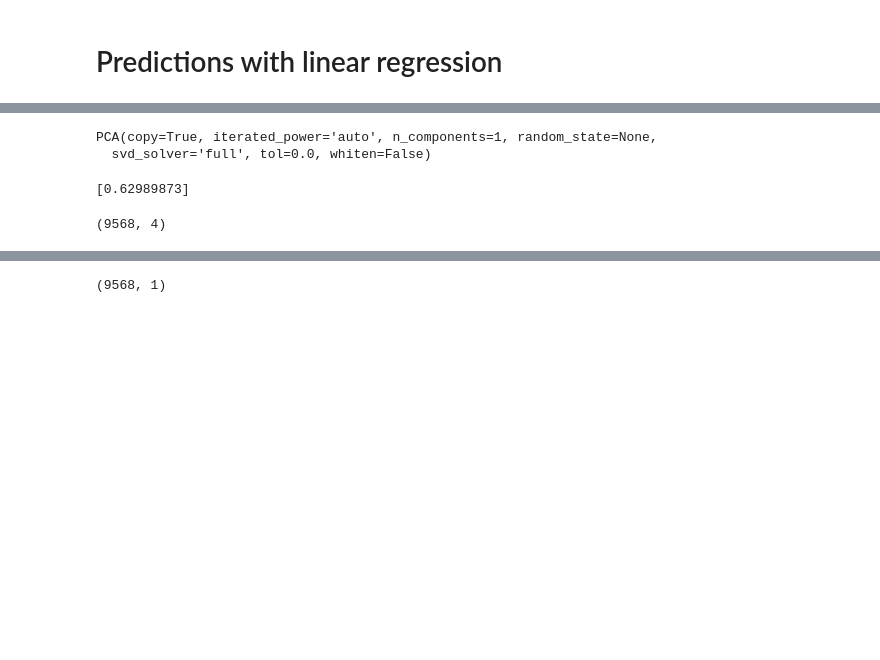
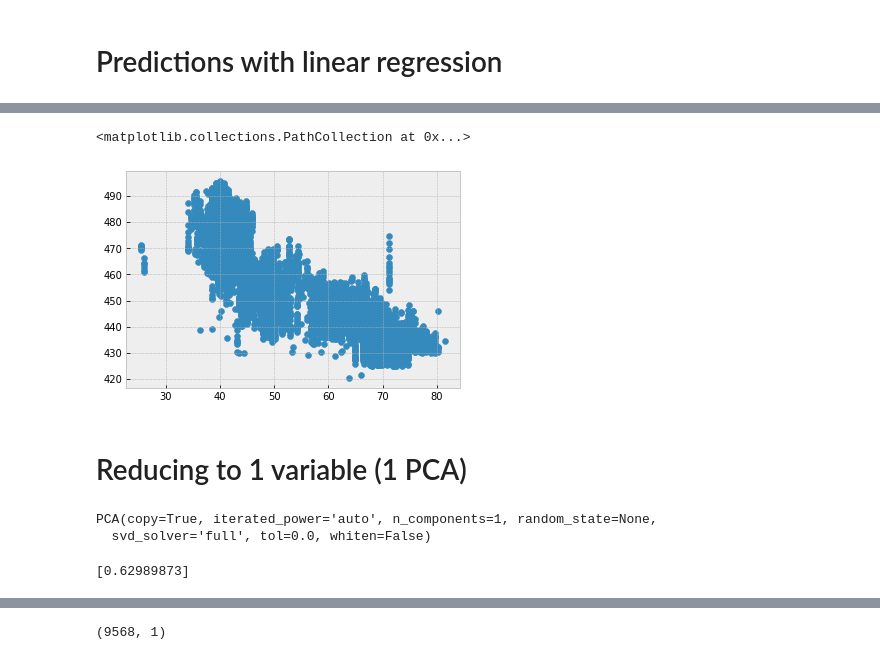
Before and after one commit to leoBravoRain/digital_courses, a Jupyter notebook: CCPP/Combined Cycle Power Plant.ipynb, the cells around one changed output, grey strips where cells are left out. Drawn from its saved outputs; the diff is of its cells as text; code cells hidden in the pictures; blank space fills up the shorter version.

```diff
--- a/CCPP/Combined Cycle Power Plant.ipynb
+++ b/CCPP/Combined Cycle Power Plant.ipynb
@@ -188,11 +268,17 @@ ax.scatter(independent_variable, prediction, c = "b", lineWidth = 10)
 # %%
 # data to train (select variables)
 # variables: "AT", "V", "AP", "RH"
 X_train_PCA = X
 # print("Dataframe shape: ", X_train.shape)
 
-# # plot variables
-# fig, ax = plt.subplots()
-# ax.scatter(X_train_PCA.loc[:, "AT"], y)
+# plot variables
+# only for check
+fig, ax = plt.subplots()
+ax.scatter(X_train_PCA.loc[:, "V"], y)
+# %% [output]
+<matplotlib.collections.PathCollection at 0x...>
+[figure, added]
+# %% [markdown]
+# Reducing to 1 variable (1 PCA)
 # %%
 # load library
@@ -207,7 +298,3 @@ pca.fit(X_train_PCA)
 # %% [output]
 PCA(copy=True, iterated_power='auto', n_components=1, random_state=None,
   svd_solver='full', tol=0.0, whiten=False)
-# %%
-print(pca.explained_variance_ratio_)
-# %% [output]
-[0.62989873]
@@ -216,4 +301,5 @@ X_transform = pca.transform(X_train_PCA)
-# %%
-X_train_PCA.shape
-# %% [output]
-(9568, 4)
+# %%
+# explained variance
+print(pca.explained_variance_ratio_)
+# %% [output]
+[0.62989873]
```
Also changed, not shown: parts of 46 cells of this notebook.
